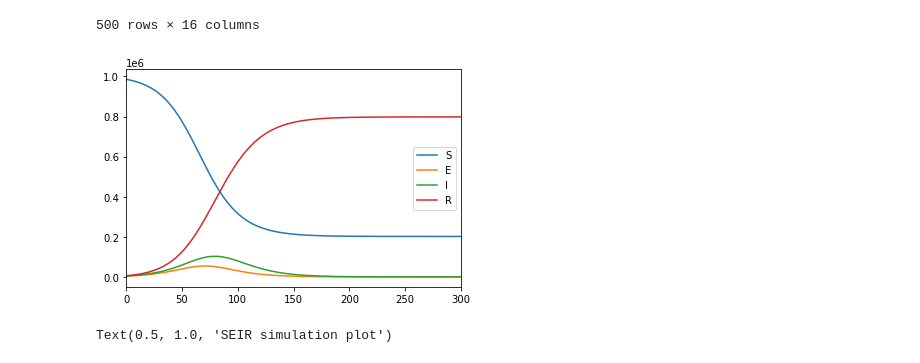
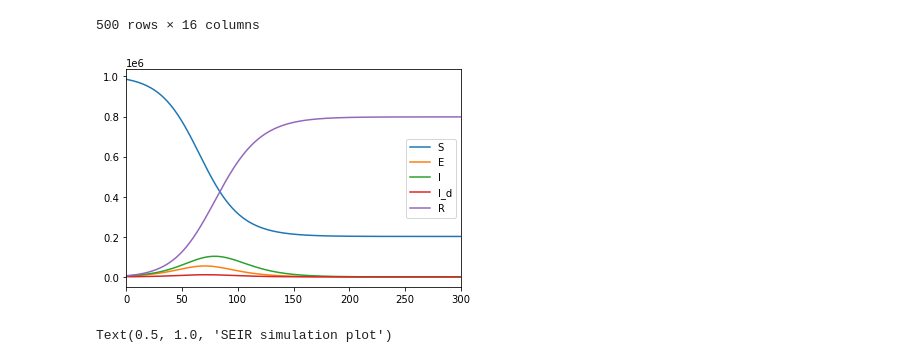
Before and after one commit to DLab/covid19geomodeller, a Jupyter notebook: Examples/SEIR.ipynb, the cells around one changed output. Drawn from its saved outputs; the diff is of its cells as text; code cells hidden in the pictures.

```diff
--- a/Examples/SEIR.ipynb
+++ b/Examples/SEIR.ipynb
@@ -99,14 +99,15 @@ model.compartments
 # %%
 # Plot matplotlib
 plt.plot(model.t,model.S,label='S')
 plt.plot(model.t,model.E,label='E')
 plt.plot(model.t,model.I,label='I')
+plt.plot(model.t,model.I_d,label='I_d')
 plt.plot(model.t,model.R,label='R')
 plt.xlim(0,300)
 plt.legend(loc=0)
 plt.show()
 # %% [output]
-[figure, old version]
+[figure, new version]
 # %%
 # Plot with pandas
 ax = model.results.plot(x='t',y=['S','E','I','R'])
```
Also changed, not shown: parts of 2 cells of this notebook, 6 other files.
